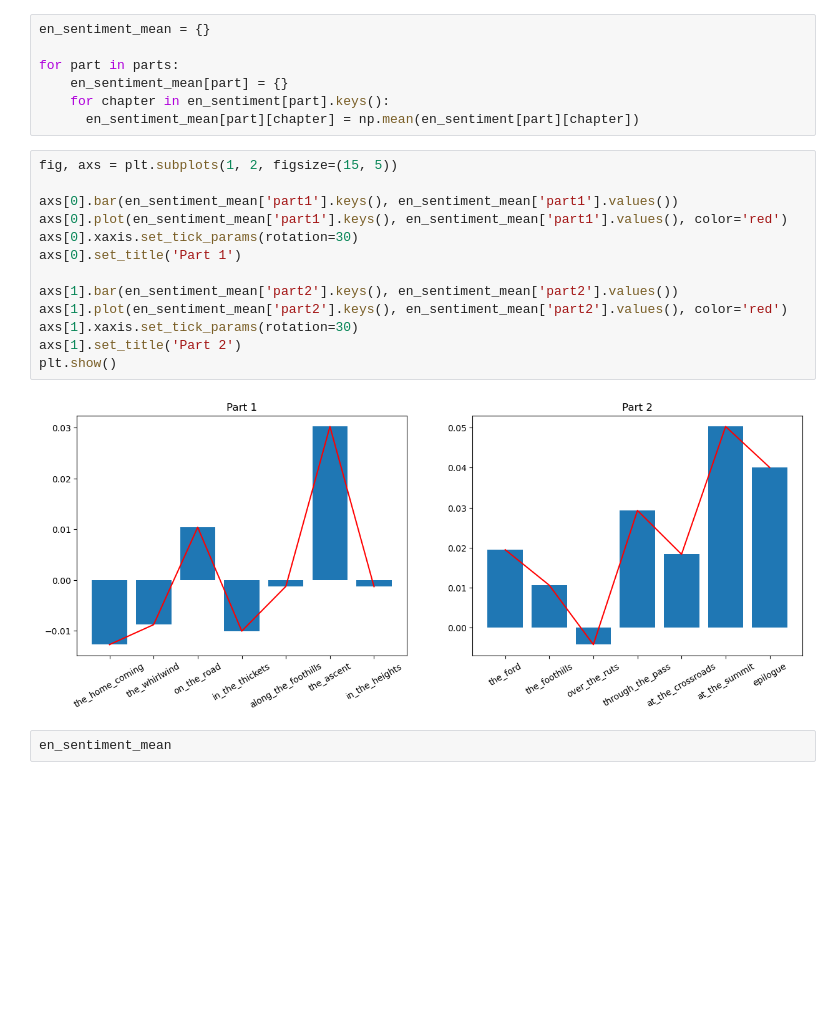
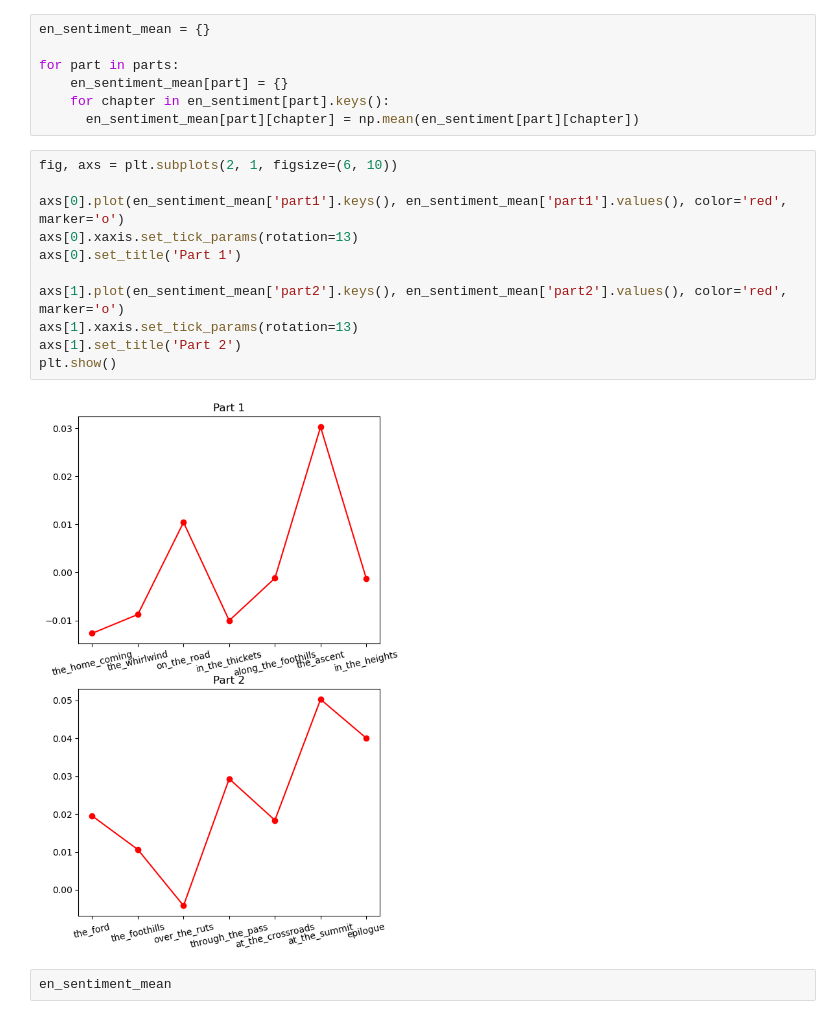
Before and after one commit to salamnocap/Abai-Text-Analysis, a Jupyter notebook: analysis/SentimentAnalysis.ipynb, the cells around one changed output. Saved outputs shown, nothing was run; the diff lists cells and outputs as text; blank space fills up the shorter version.

```diff
--- a/analysis/SentimentAnalysis.ipynb
+++ b/analysis/SentimentAnalysis.ipynb
@@ -257,20 +257,18 @@ for part in parts:
     for chapter in en_sentiment[part].keys():
       en_sentiment_mean[part][chapter] = np.mean(en_sentiment[part][chapter])
 # %%
-fig, axs = plt.subplots(1, 2, figsize=(15, 5))
+fig, axs = plt.subplots(2, 1, figsize=(6, 10))
 
-axs[0].bar(en_sentiment_mean['part1'].keys(), en_sentiment_mean['part1'].values())
-axs[0].plot(en_sentiment_mean['part1'].keys(), en_sentiment_mean['part1'].values(), color='red')
-axs[0].xaxis.set_tick_params(rotation=30)
+axs[0].plot(en_sentiment_mean['part1'].keys(), en_sentiment_mean['part1'].values(), color='red', marker='o')
+axs[0].xaxis.set_tick_params(rotation=13)
 axs[0].set_title('Part 1')
 
-axs[1].bar(en_sentiment_mean['part2'].keys(), en_sentiment_mean['part2'].values())
-axs[1].plot(en_sentiment_mean['part2'].keys(), en_sentiment_mean['part2'].values(), color='red')
-axs[1].xaxis.set_tick_params(rotation=30)
+axs[1].plot(en_sentiment_mean['part2'].keys(), en_sentiment_mean['part2'].values(), color='red', marker='o')
+axs[1].xaxis.set_tick_params(rotation=13)
 axs[1].set_title('Part 2')
 plt.show()
 # %% [output]
-[figure, old version]
+[figure, new version]
 # %%
 en_sentiment_mean
 # %% [output]
```
Also changed, not shown: parts of 8 cells of this notebook, 4 other files.
